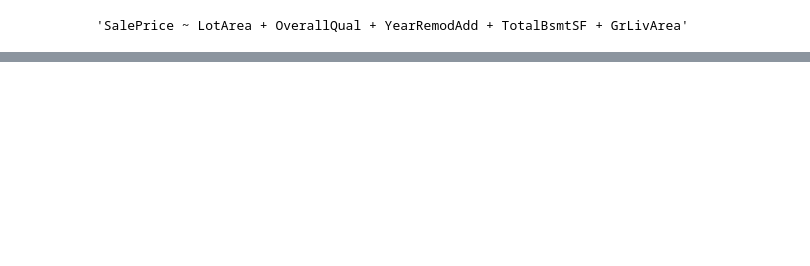
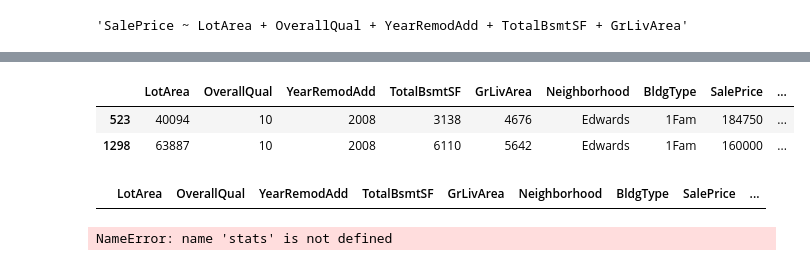
Before and after one commit to jamielynethorpe/Group-6-Project-1, a Jupyter notebook: Testing_CMH/Project1_rough_draft.ipynb, the cells around one changed output, grey strips where cells are left out. Cells and saved outputs as stored; diff of their text form; code cells hidden in the pictures; blank space fills up the shorter version.

```diff
--- a/Testing_CMH/Project1_rough_draft.ipynb
+++ b/Testing_CMH/Project1_rough_draft.ipynb
@@ -336,0 +422,19 @@ GrLivArea        0.0002      1e-05     24.038      0.000       0.000       0.000
+# %%
+data_model = data[["LotArea", "OverallQual", "YearRemodAdd", "TotalBsmtSF", "GrLivArea", "Neighborhood", "BldgType",
+                   "SalePrice", "Pred1", "Diff1", "Pred2","Diff2"]]
+outliers = data_model[data_model["Diff2"] < -500000]
+outliers
+# %% [output]
+|  | LotArea | OverallQual | YearRemodAdd | TotalBsmtSF | GrLivArea | Neighborhood | BldgType | SalePrice | ... |
+| 523 | 40094 | 10 | 2008 | 3138 | 4676 | Edwards | 1Fam | 184750 | ... |
+| 1298 | 63887 | 10 | 2008 | 6110 | 5642 | Edwards | 1Fam | 160000 | ... |
+# %%
+test = data_model[(data_model["Neighborhood"] == 7) & (data_model["OverallQual"] > 7)]
+test
+# %% [output]
+|  | LotArea | OverallQual | YearRemodAdd | TotalBsmtSF | GrLivArea | Neighborhood | BldgType | SalePrice | ... |
+# %%
+stats.ttest_ind(data["SalePrice"],data["Pred1"], equal_var=False)
+stats.ttest_ind(data["SalePrice"],data["Pred2"], equal_var=False)
+# %% [output]
+NameError: name 'stats' is not defined
```
Also changed, not shown: parts of 9 cells of this notebook.
